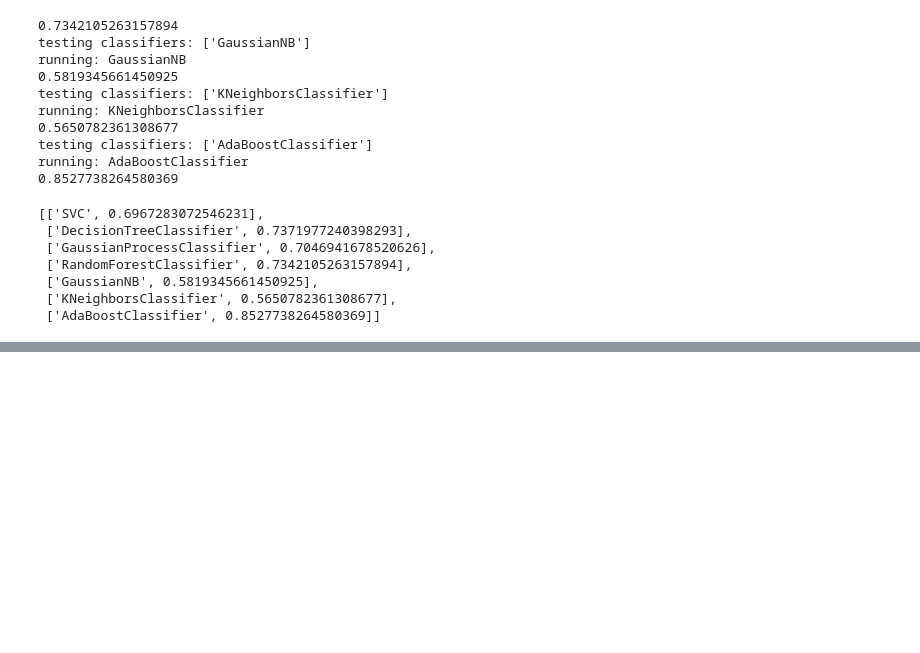
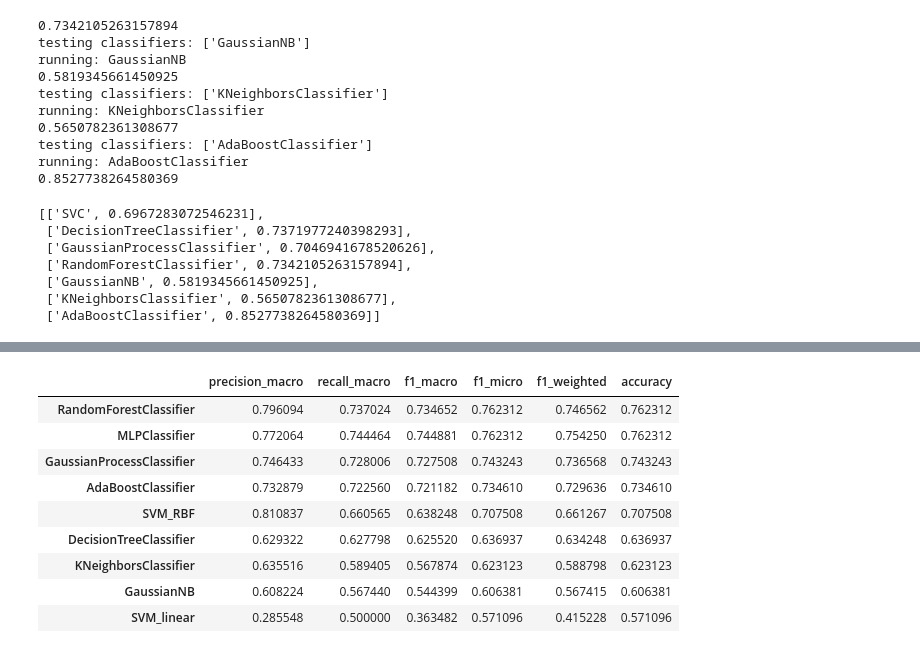
Before and after one commit to sashaaKr/thesis, a Jupyter notebook: notebooks/preparation for 8.8 - create burchard from zwickau.ipynb, the cells around one changed output, grey strips where cells are left out. Drawn from its saved outputs; the diff is of its cells as text; code cells hidden in the pictures; blank space fills up the shorter version.

Commit message:
run classifiers on processed data

```diff
--- a/notebooks/preparation for 8.8 - create burchard from zwickau.ipynb
+++ b/notebooks/preparation for 8.8 - create burchard from zwickau.ipynb
@@ -330,0 +370,6 @@ burchard_zwickau_greed_rearch_resp
+# %%
+burchard_candidate_version_based_london_with_word_processing = thesisDataReader.get_burchard_candidate_version_based_on_strongly_similar_london_base()
+# %%
+print(len(burchard_candidate_version_based_london_with_word_processing))
+burchard_candidate_version_based_london_with_word_processing_long_p = list(filter(lambda x: len(x.split()) > 20, burchard_candidate_version_based_london_with_word_processing))
+len(burchard_candidate_version_based_london_with_word_processing_long_p)
@@ -330,0 +379,9 @@ burchard_zwickau_greed_rearch_resp
+# %%
+burchard_london_with_processing_features_tfidf_2_5_gram_cosine_similarity_long_p_df = thesisModelFeatures.create_features_df(
+    london_poorly_similar_with_chops_corpus_with_word_processing_long_p,
+    None,
+    burchard_candidate_version_based_london_with_word_processing_long_p,
+    n_gram = (2,5),
+    features = { 'tfidf', 'inner_mean_cosine_similarity_score' }
+#     burchard_version_with_original_london_text
+)
@@ -330,0 +391,2 @@ burchard_zwickau_greed_rearch_resp
+# %%
+burchard_london_with_processing_tf_idf_2_5_cosine_results_long_p = thesisModelFeatures.run_models(burchard_london_with_processing_features_tfidf_2_5_gram_cosine_similarity_long_p_df)
@@ -330,0 +403,13 @@ burchard_zwickau_greed_rearch_resp
+# %%
+burchard_london_with_processing_tf_idf_2_5_cosine_results_long_p[0].sort_values(by=['accuracy'], ascending=False)
+# %% [output]
+|  | precision_macro | recall_macro | f1_macro | f1_micro | f1_weighted | accuracy |
+| RandomForestClassifier | 0.796094 | 0.737024 | 0.734652 | 0.762312 | 0.746562 | 0.762312 |
+| MLPClassifier | 0.772064 | 0.744464 | 0.744881 | 0.762312 | 0.754250 | 0.762312 |
+| GaussianProcessClassifier | 0.746433 | 0.728006 | 0.727508 | 0.743243 | 0.736568 | 0.743243 |
+| AdaBoostClassifier | 0.732879 | 0.722560 | 0.721182 | 0.734610 | 0.729636 | 0.734610 |
+| SVM_RBF | 0.810837 | 0.660565 | 0.638248 | 0.707508 | 0.661267 | 0.707508 |
+| DecisionTreeClassifier | 0.629322 | 0.627798 | 0.625520 | 0.636937 | 0.634248 | 0.636937 |
+| KNeighborsClassifier | 0.635516 | 0.589405 | 0.567874 | 0.623123 | 0.588798 | 0.623123 |
+| GaussianNB | 0.608224 | 0.567440 | 0.544399 | 0.606381 | 0.567415 | 0.606381 |
+| SVM_linear | 0.285548 | 0.500000 | 0.363482 | 0.571096 | 0.415228 | 0.571096 |
```
Also changed, not shown: parts of 15 cells of this notebook.
